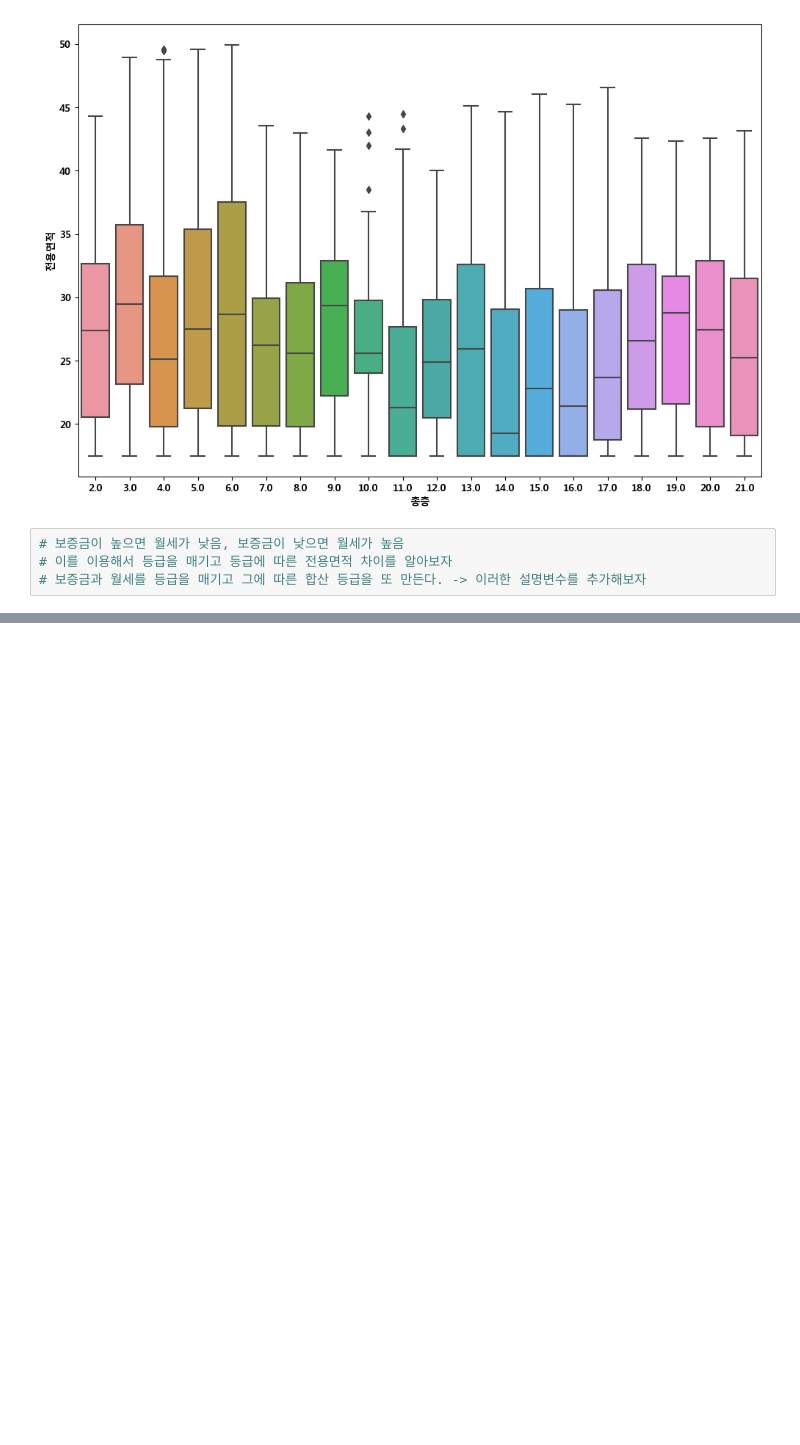
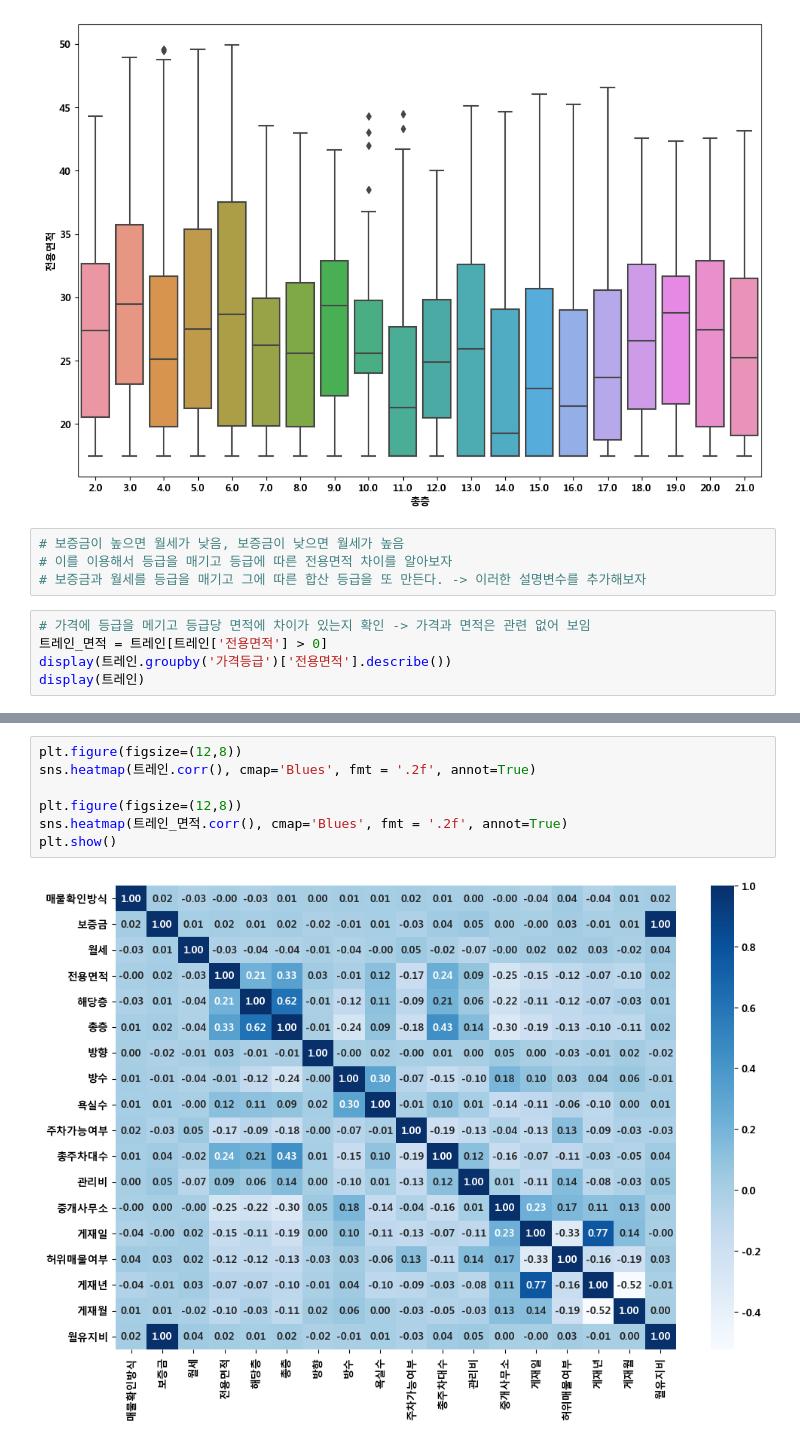
Before and after one commit to Salamamder/project_jericho, a Jupyter notebook: 전처리 전용.ipynb, the cells around one changed output, grey strips where cells are left out. Drawn from its saved outputs; the diff is of its cells as text; blank space fills up the shorter version.

```diff
--- a/전처리 전용.ipynb
+++ b/전처리 전용.ipynb
@@ -393,3 +1094,8 @@ sns.boxplot(data = train, x='총층', y='전용면적')
 # 보증금이 높으면 월세가 낮음, 보증금이 낮으면 월세가 높음
 # 이를 이용해서 등급을 매기고 등급에 따른 전용면적 차이를 알아보자
 # 보증금과 월세를 등급을 매기고 그에 따른 합산 등급을 또 만든다. -> 이러한 설명변수를 추가해보자
+# %%
+# 가격에 등급을 메기고 등급당 면적에 차이가 있는지 확인 -> 가격과 면적은 관련 없어 보임
+트레인_면적 = 트레인[트레인['전용면적'] > 0]
+display(트레인.groupby('가격등급')['전용면적'].describe())
+display(트레인)
@@ -395,0 +1128,9 @@ sns.boxplot(data = train, x='총층', y='전용면적')
+# %%
+plt.figure(figsize=(12,8))
+sns.heatmap(트레인.corr(), cmap='Blues', fmt = '.2f', annot=True)
+
+plt.figure(figsize=(12,8))
+sns.heatmap(트레인_면적.corr(), cmap='Blues', fmt = '.2f', annot=True)
+plt.show()
+# %% [output]
+[figure, added]
```
Also changed, not shown: parts of 37 cells of this notebook, 8 other files.
